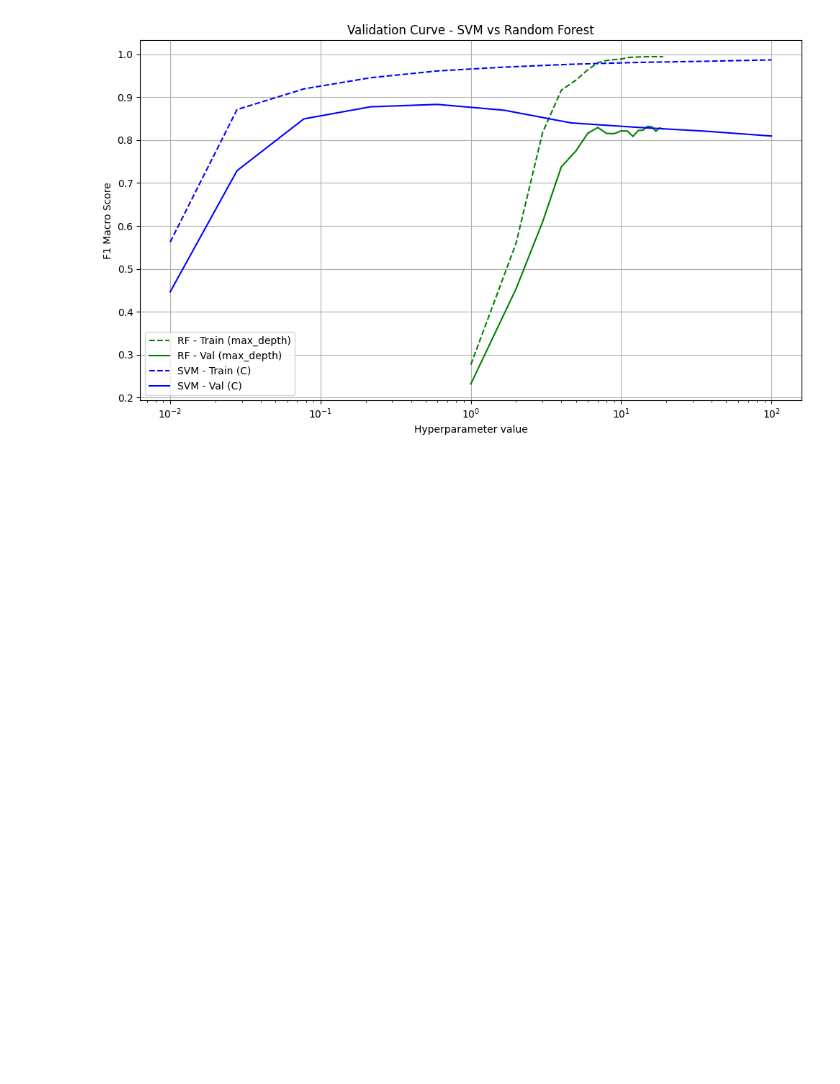
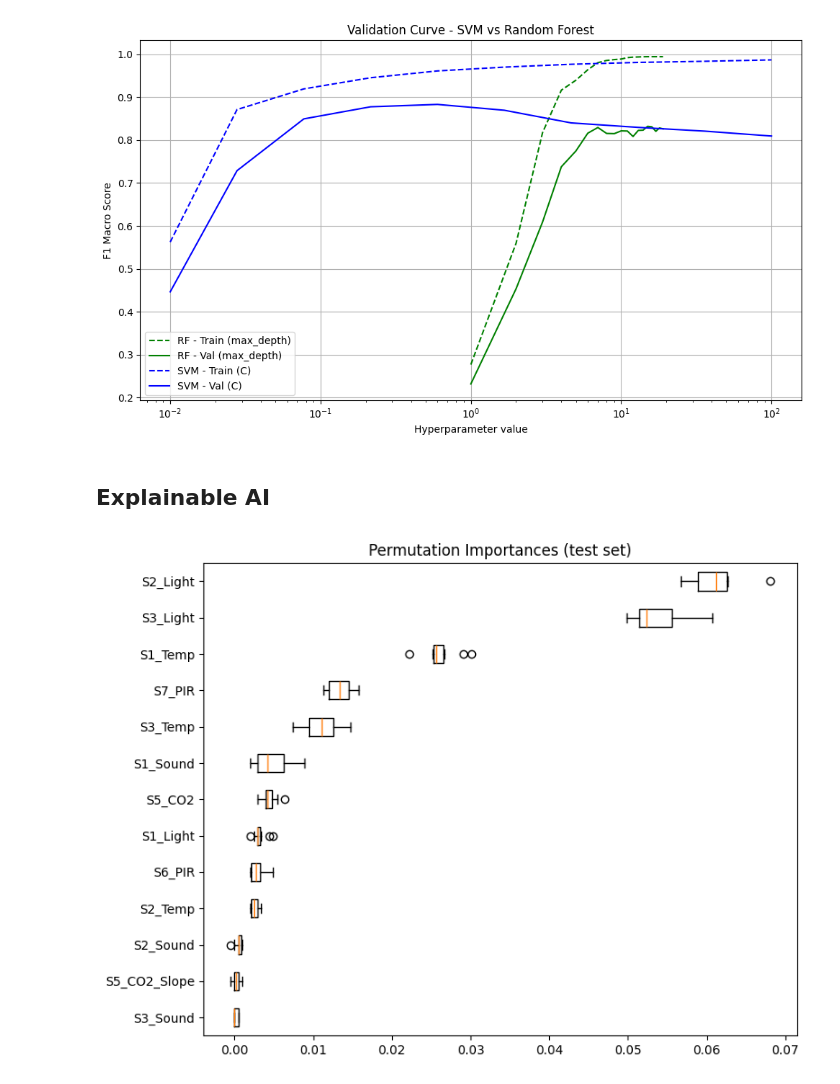
Before and after one commit to valentinedum/room_occupancy_estimation, a Jupyter notebook: notebooks/exploration.ipynb, the cells around one changed output. Saved outputs shown, nothing was run; the diff lists cells and outputs as text; code cells hidden in the pictures; blank space fills up the shorter version.

```diff
--- a/notebooks/exploration.ipynb
+++ b/notebooks/exploration.ipynb
@@ -1244,3 +1219,23 @@ plt.tight_layout()
 plt.show()
 # %% [output]
 [figure]
+# %% [markdown]
+## Explainable AI
+# %%
+from sklearn.inspection import permutation_importance
+
+def boxplot_pi(model, X_test, y_test):
+  result = permutation_importance(model, X_test, y_test, n_repeats=10,
+                                  random_state=42, n_jobs=-1)
+  sorted_idx = result.importances_mean.argsort()
+
+  fig, ax = plt.subplots(figsize=(8,6))
+  ax.boxplot(result.importances[sorted_idx].T,
+            vert=False, labels=X_test.columns[sorted_idx])
+  ax.set_title("Permutation Importances (test set)")
+  fig.tight_layout()
+  plt.show()
+
+boxplot_pi(rf_model, X_test, y_test)
+# %% [output]
+[figure, added]
```
Also changed, not shown: parts of 29 cells of this notebook.
